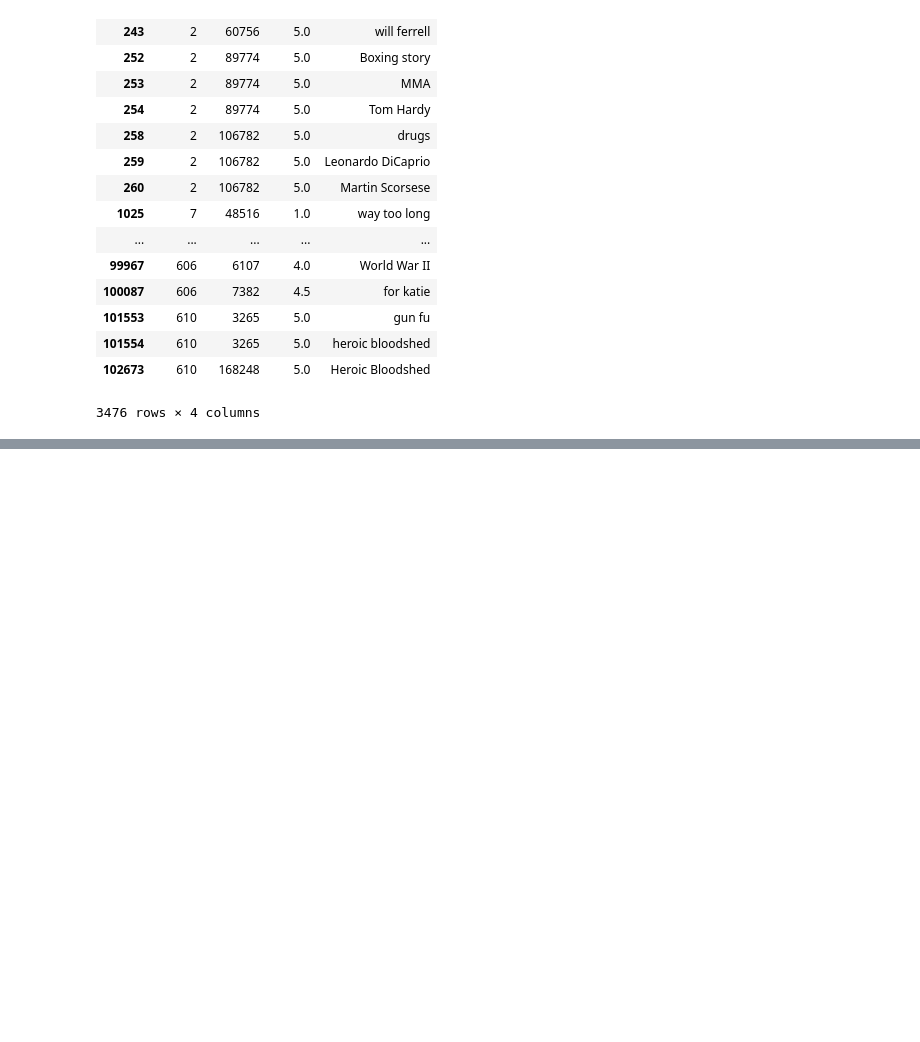
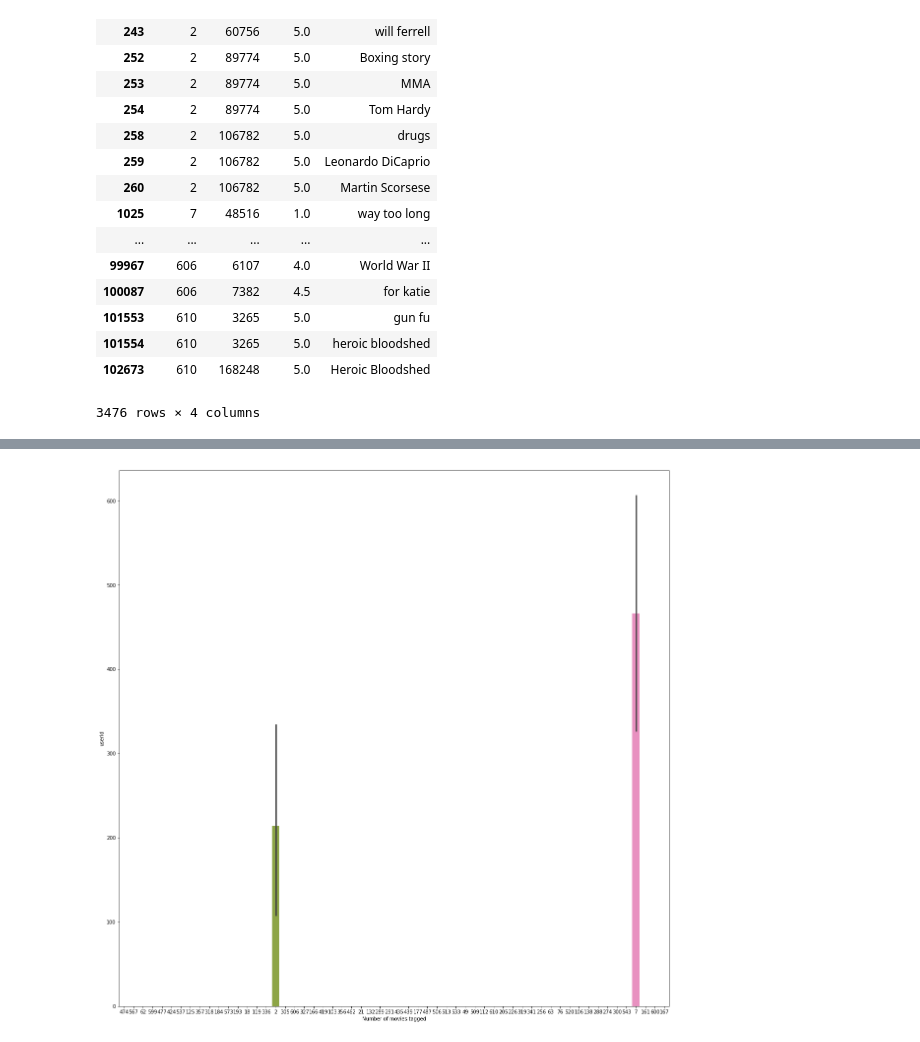
Before and after one commit to Pushkarfrns/HW-3_Weekend-movie-trip, a Jupyter notebook: notebooks/Weekend_movie_trip.ipynb, the cells around one changed output, grey strips where cells are left out. Drawn from its saved outputs; the diff is of its cells as text; code cells hidden in the pictures; blank space fills up the shorter version.

```diff
--- a/notebooks/Weekend_movie_trip.ipynb
+++ b/notebooks/Weekend_movie_trip.ipynb
@@ -641,0 +997,8 @@ df_Merged_tags_ratings.dropna()
+# %%
+import matplotlib.pyplot as plt
+plt.figure(figsize=(20,20))
+ax= sns.barplot(x='Number of movies tagged',y='userId',data=df_tag_max_userid, order = df_tag_max_userid['userId'])
+ax.set(xlabel='Number of movies tagged', ylabel='userId')
+plt.show()
+# %% [output]
+[figure, added]
```
Also changed, not shown: parts of 36 cells of this notebook.
